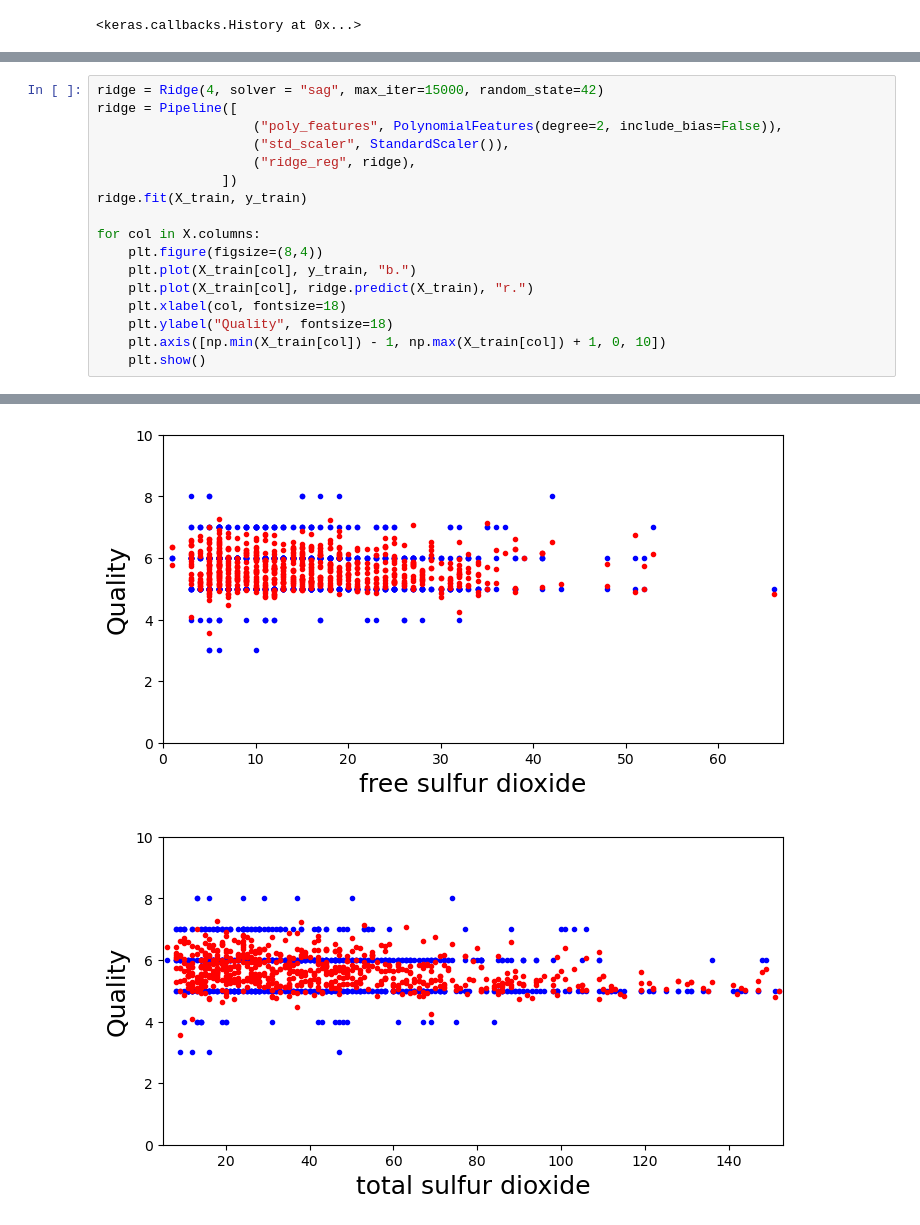
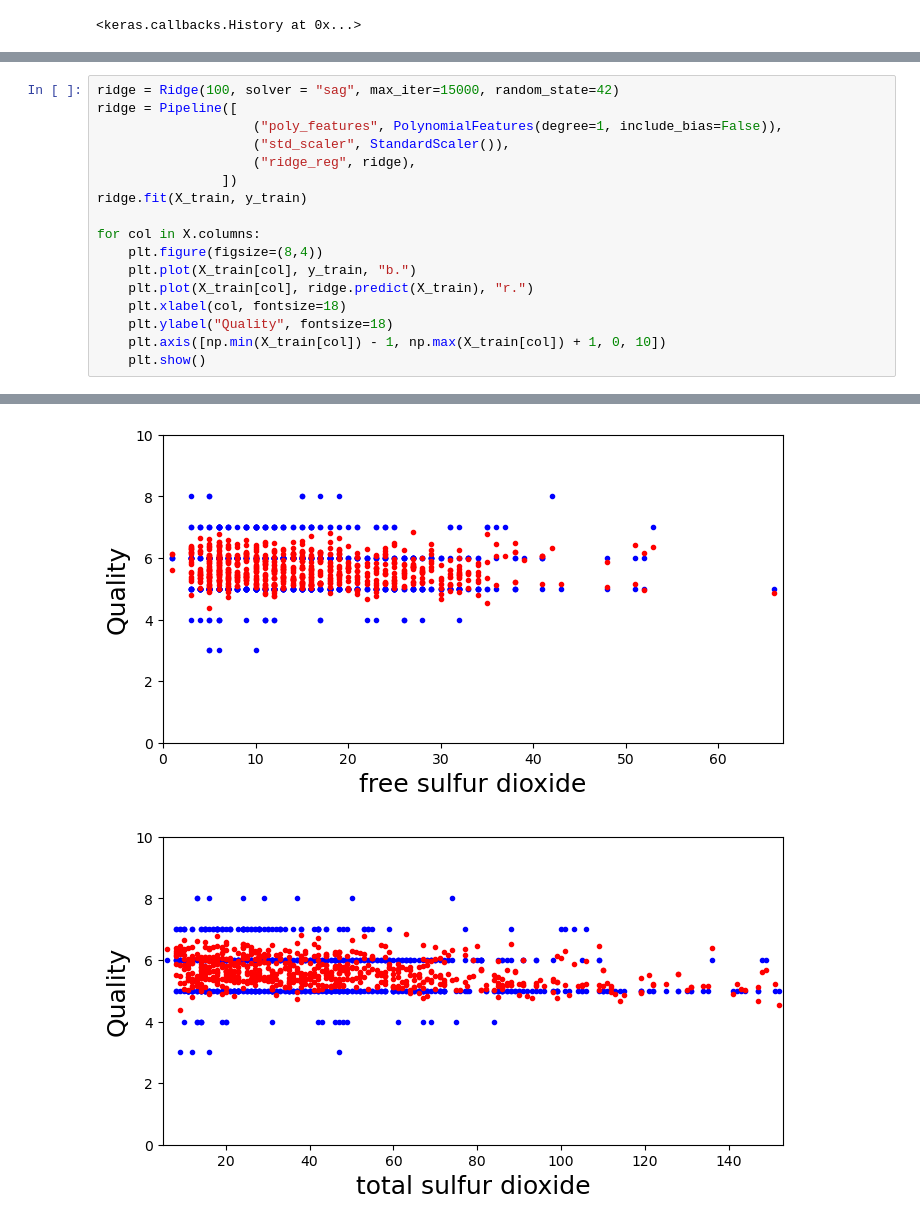
Before and after one commit to jimmy-Gamboli/WineQuality_ML, a Jupyter notebook: CSC 4505 Project - Wine Quality - Jimmy, Michael, Noah.ipynb, the cells around one changed output, grey strips where cells are left out. Cells and saved outputs as stored; diff of their text form.

Commit message:
Polish ridge blocks

```diff
--- a/CSC 4505 Project - Wine Quality - Jimmy, Michael, Noah.ipynb
+++ b/CSC 4505 Project - Wine Quality - Jimmy, Michael, Noah.ipynb
@@ -256,7 +279,7 @@ for i in range(1, 5):
 # %%
-ridge = Ridge(4, solver = "sag", max_iter=15000, random_state=42)
+ridge = Ridge(100, solver = "sag", max_iter=15000, random_state=42)
 ridge = Pipeline([
-                    ("poly_features", PolynomialFeatures(degree=2, include_bias=False)),
+                    ("poly_features", PolynomialFeatures(degree=1, include_bias=False)),
                     ("std_scaler", StandardScaler()),
                     ("ridge_reg", ridge),
                 ])
@@ -279,2 +302,2 @@ for col in X.columns:
-[figure, old version]
+[figure, new version]
-[figure, old version]
+[figure, new version]
```
Also changed, not shown: parts of 3 cells of this notebook.
